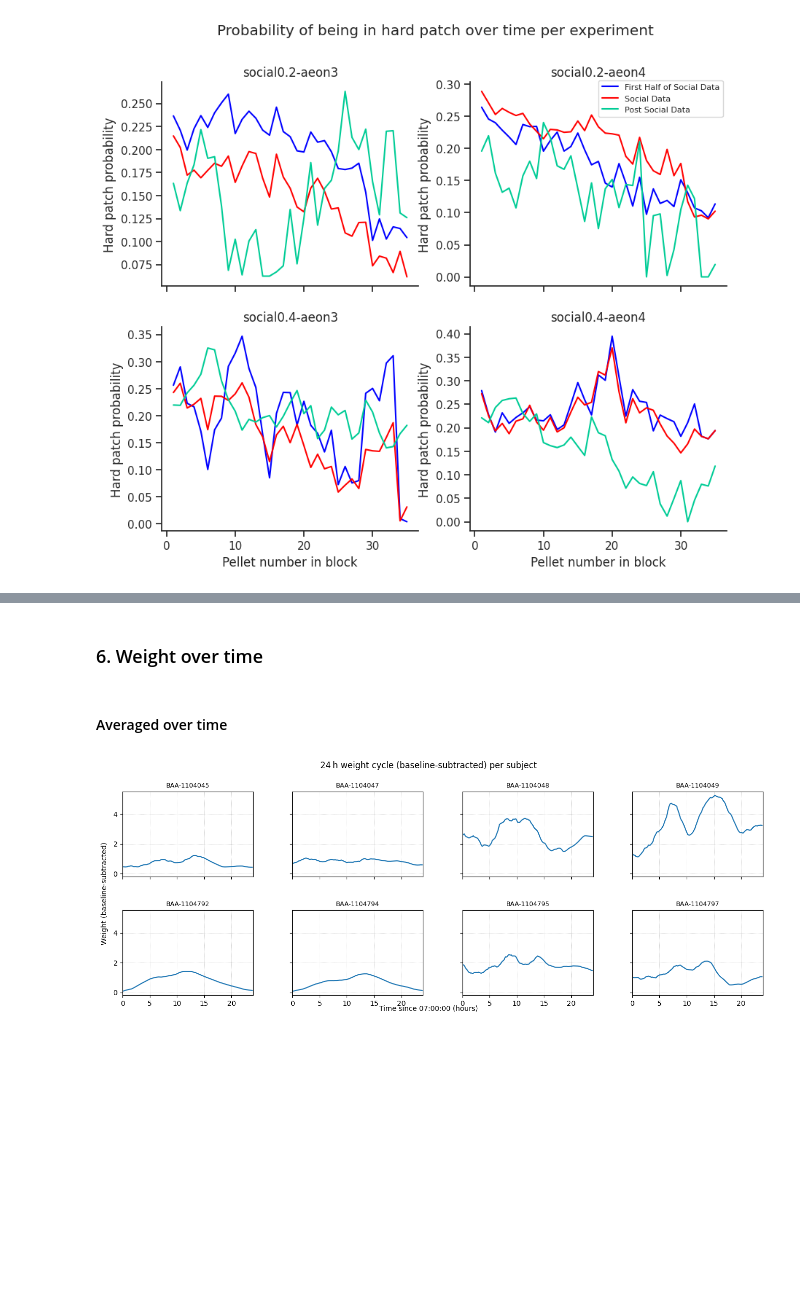
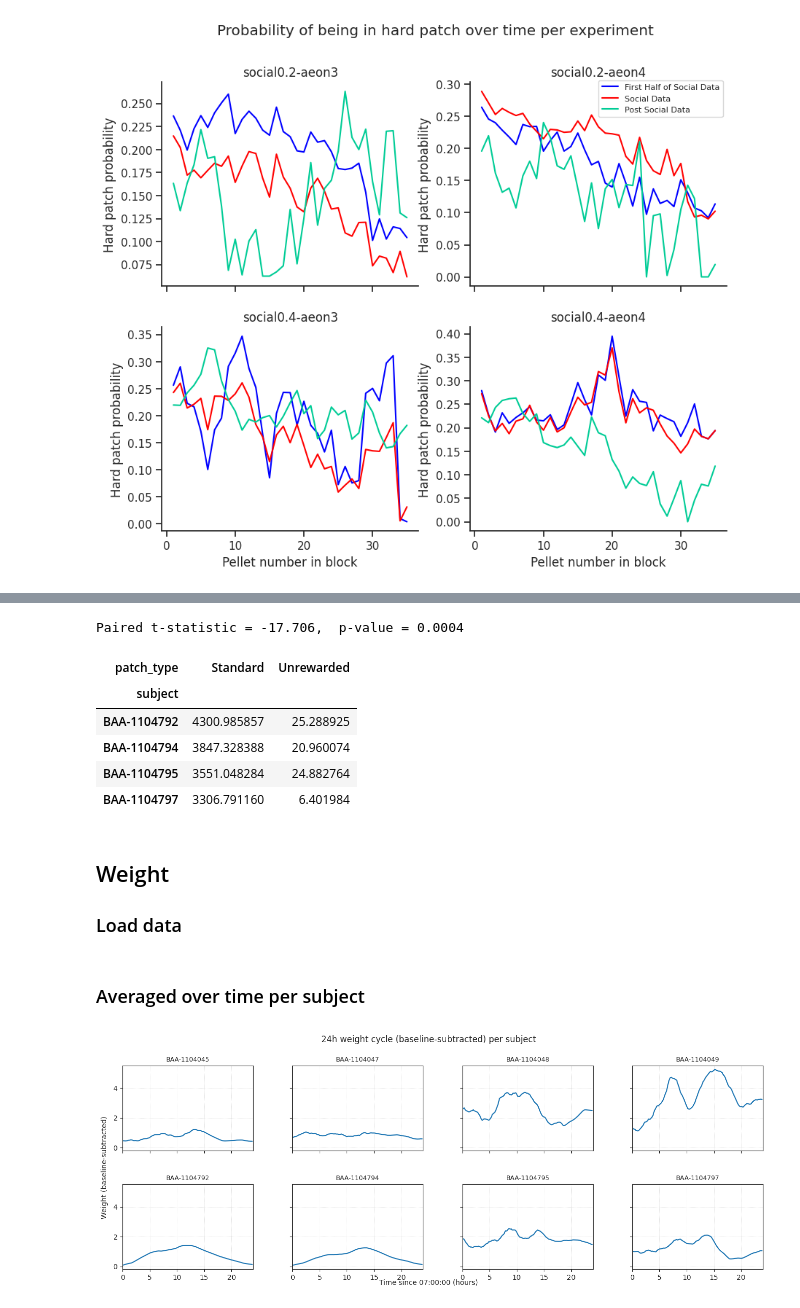
Before and after one commit to SainsburyWellcomeCentre/aeon_docs, a Jupyter notebook: src/user/how_to/social_analysis1_static.ipynb, the cells around one changed output, grey strips where cells are left out. Cells and saved outputs as stored; diff of their text form; code cells hidden in the pictures; blank space fills up the shorter version.

```diff
--- a/src/user/how_to/social_analysis1_static.ipynb
+++ b/src/user/how_to/social_analysis1_static.ipynb
@@ -2032,7 +1830,23 @@ Paired t‐statistic = -17.706,  p‐value = 0.0004
+# %%
+summary_patch_type_df = (
+    summary_df.groupby(["subject", "patch_type"])["distance"].mean().unstack()
+)
+t_stat, p_val = ttest_rel(
+    summary_patch_type_df["Unrewarded"], summary_patch_type_df["Standard"]
+)
+print(f"Paired t‐statistic = {t_stat:.3f},  p‐value = {p_val:.4f}")
+summary_patch_type_df
+# %% [output]
+Paired t‐statistic = -17.706,  p‐value = 0.0004
+| patch_type | Standard | Unrewarded |
+| subject |  |  |
+| BAA-1104792 | 4300.985857 | 25.288925 |
+| BAA-1104794 | 3847.328388 | 20.960074 |
+| BAA-1104795 | 3551.048284 | 24.882764 |
+| BAA-1104797 | 3306.791160 | 6.401984 |
 # %% [markdown]
-### 6. Weight over time
+## Weight
+### Load data
-# %% [markdown]
-#### Averaged over time
 # %%
 social_weight_dfs = []
 
@@ -2044,6 +1858,8 @@ for exp in [experiments[i] for i in [0, 1, 4, 5]]:
     social_weight_dfs.append(df)
 
 social_weight_df_all_exps = pd.concat(social_weight_dfs).sort_index()
+# %% [markdown]
+### Averaged over time per subject
 # %%
 # Flatten the “array-of-arrays” df into a long DataFrame
 records = []
```
Also changed, not shown: parts of 19 cells of this notebook.
